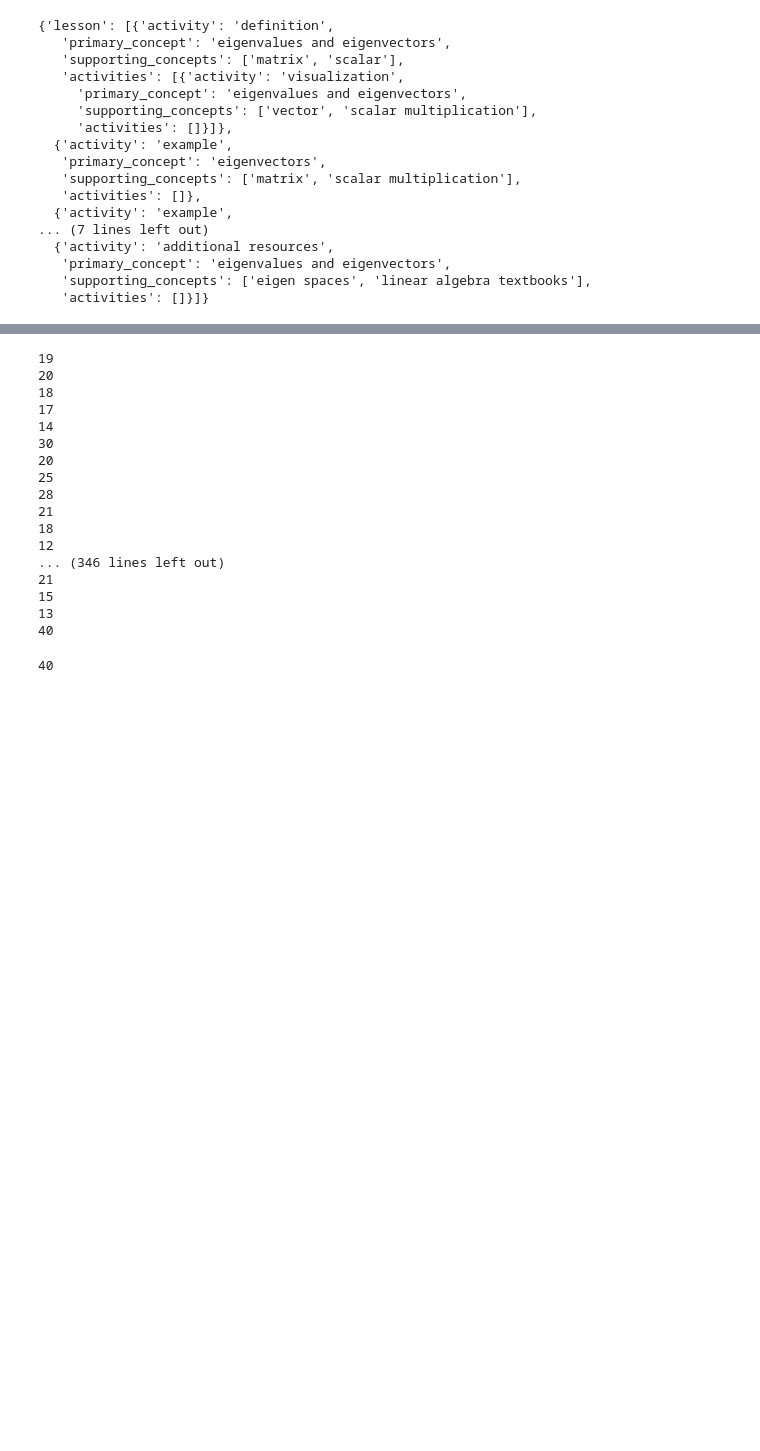
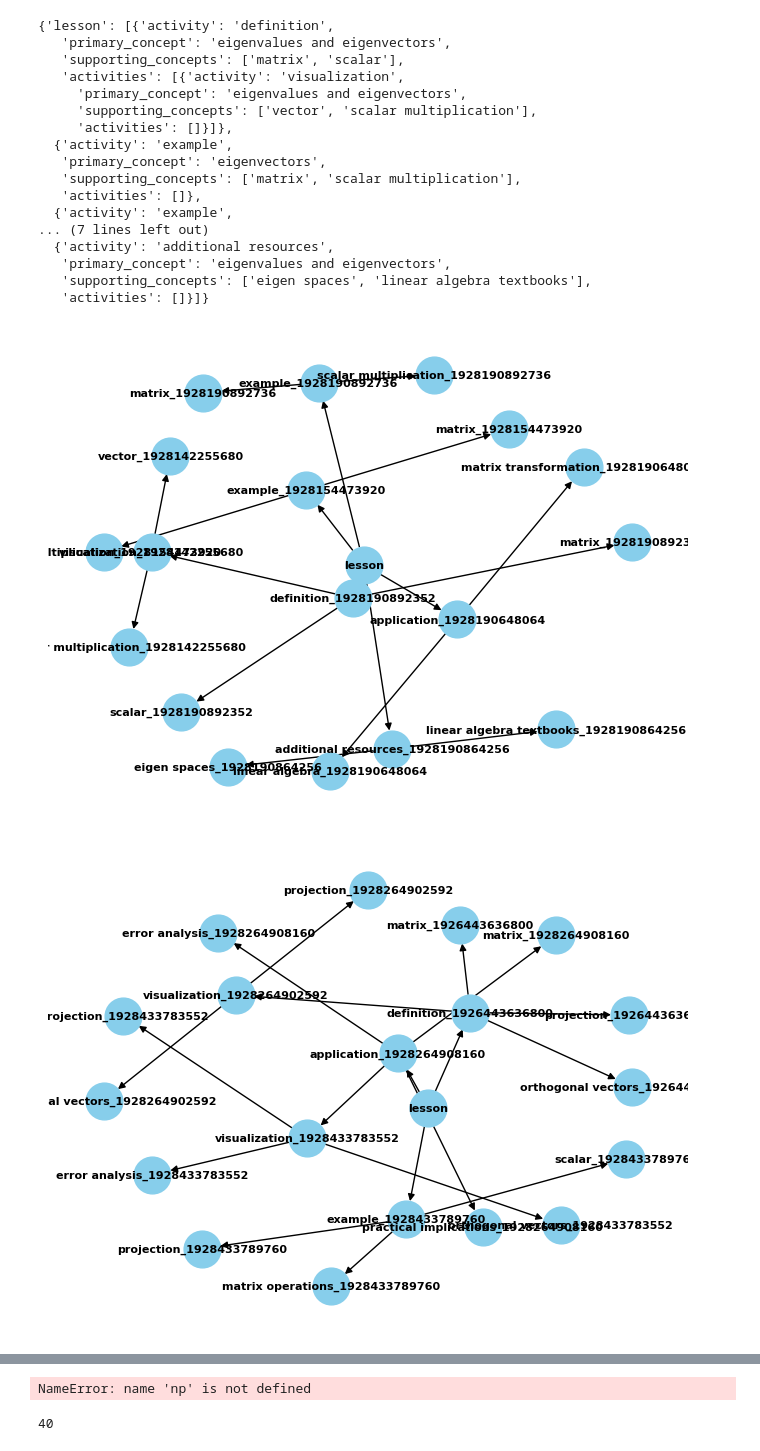
Before and after one commit to Hramir/educational_concept_librarian, a Jupyter notebook: fhnn/fhnn_library_testing.ipynb, the cells around one changed output, grey strips where cells are left out. Drawn from its saved outputs; the diff is of its cells as text; code cells hidden in the pictures; blank space fills up the shorter version.

```diff
--- a/fhnn/fhnn_library_testing.ipynb
+++ b/fhnn/fhnn_library_testing.ipynb
@@ -40,9 +40,12 @@ graph_dict
 # %%
 import pandas as pd
 import networkx as nx
+import os
+import matplotlib.pyplot as plt
 video_transcripts_df = pd.read_csv(os.path.join(data_path, 'video_transcripts_with_hierarchy_1701550479.csv'))
 max_size = 0
-for graph_index in range(372):
+# for graph_index in range(372):
+for graph_index in range(10):
     json_graph = video_transcripts_df['activity_concept_hierarchy'][graph_index]
     try:
         graph_dict = json.loads(json_graph.replace("'", "\""))
@@ -70,35 +73,38 @@ for graph_index in range(372):
             graph.add_edge(node_id, supporting_id)
 
         # If there are activities, recursively add them as sub-trees
         for activity in node.get("activities", []):
             activity_id = f"{activity['activity']}_{id(activity)}"
             # activity_num = np.random.randint(1000, 9999)
             # activity_id = f"{activity['activity']}_{activity_num}"
             graph.add_edge(node_id, activity_id)
             add_nodes_edges(graph, activity, parent=node_id)
 
     # Create a directed graph
     G = nx.DiGraph()
     # Add root node
     root_node_id = "lesson"
     root_primary_concept = "lesson"
     G.add_node(root_node_id, primary_concept=root_primary_concept)
 
     for lesson in json_graph["lesson"]:
         add_nodes_edges(G, lesson, parent=root_node_id)
 
     # Visualize the tree structure
-    # pos = nx.spring_layout(G)
-    # nx.draw(G, pos, with_labels=True, font_weight='bold', node_size=700, node_color='skyblue', font_size=8)
-    # plt.show()
+    plt.figure()
+    pos = nx.spring_layout(G)
+    nx.draw(G, pos, with_labels=True, font_weight='bold', node_size=700, node_color='skyblue', font_size=8)
+    plt.show()
 
     # # Convert the graph to an adjacency matrix
     adjacency_matrix = nx.adjacency_matrix(G).toarray()
     # print("Adjacency Matrix:")
     # print(adjacency_matrix)
     # NOTE: Networkx only gives upper triangular matrix, so we add the transpose to get the full adjacency matrix
     # print(adjacency_matrix + adjacency_matrix.T)
     max_size = max(max_size, len(adjacency_matrix))
-    print(len(adjacency_matrix))
-print(max_size)
+    # print(len(adjacency_matrix))
+# print(max_size)
 # %% [output]
+[figure, added]
+[figure, added]
@@ -105,17 +117 @@ print(max_size)
-19
-20
-18
-17
-14
-30
-20
-25
-28
-21
-18
-12
-... (346 lines left out)
-21
-15
-13
-40
+NameError: name 'np' is not defined
```
Also changed, not shown: parts of 3 cells of this notebook, 11 other files.
